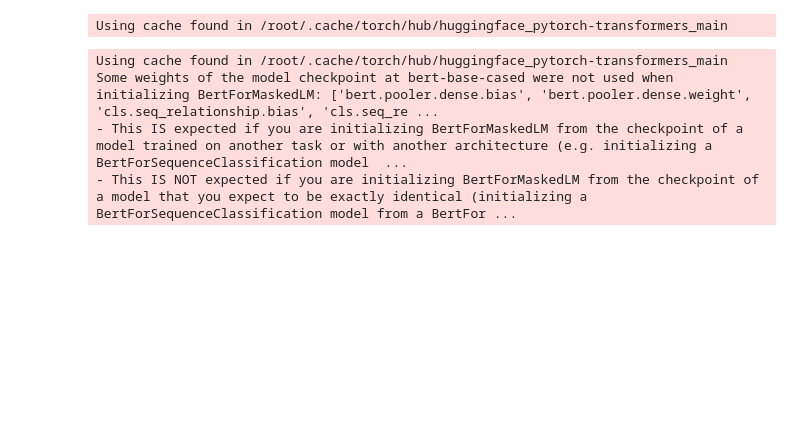
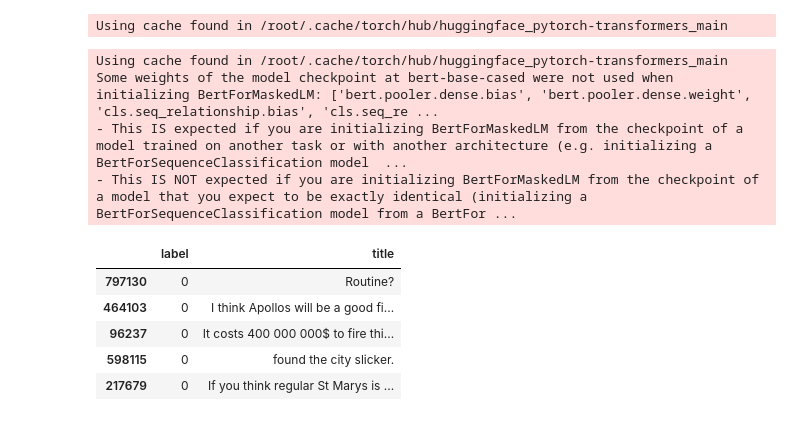
Before and after one commit to Kacper-W-Kozdon/notebook-testing-ivy, a Jupyter notebook: Sarcasm_Detection.ipynb, the cells around one changed output. Cells and saved outputs as stored; diff of their text form; code cells hidden in the pictures; blank space fills up the shorter version.

```diff
--- a/Sarcasm_Detection.ipynb
+++ b/Sarcasm_Detection.ipynb
@@ -194,3 +194,18 @@ ivy.set_backend("tensorflow")
 tokenizer_tf = ivy.transpile(tokenizer, source="torch", to="tensorflow")
 model_tf = ivy.transpile(model, source="torch", to="tensorflow")
 masked_lm_model_tf = ivy.transpile(masked_lm_model, source="torch", to="tensorflow")
+# %%
+df = pd.read_csv("/content/demos/Contributor_demos/Sarcasm Detection/train-balanced-sarcasm.csv")
+df = df.drop_duplicates()
+df = df.rename(columns={'comment': 'title'})
+df = df[['label', 'title']]
+df = df[~df['label'].isnull()]
+df = df[~df['title'].isnull()]
+df.sample(5)
+# %% [output]
+|  | label | title |
+| 797130 | 0 | Routine? |
+| 464103 | 0 | I think Apollos will be a good fi... |
+| 96237 | 0 | It costs 400 000 000$ to fire thi... |
+| 598115 | 0 | found the city slicker. |
+| 217679 | 0 | If you think regular St Marys is ... |
```
